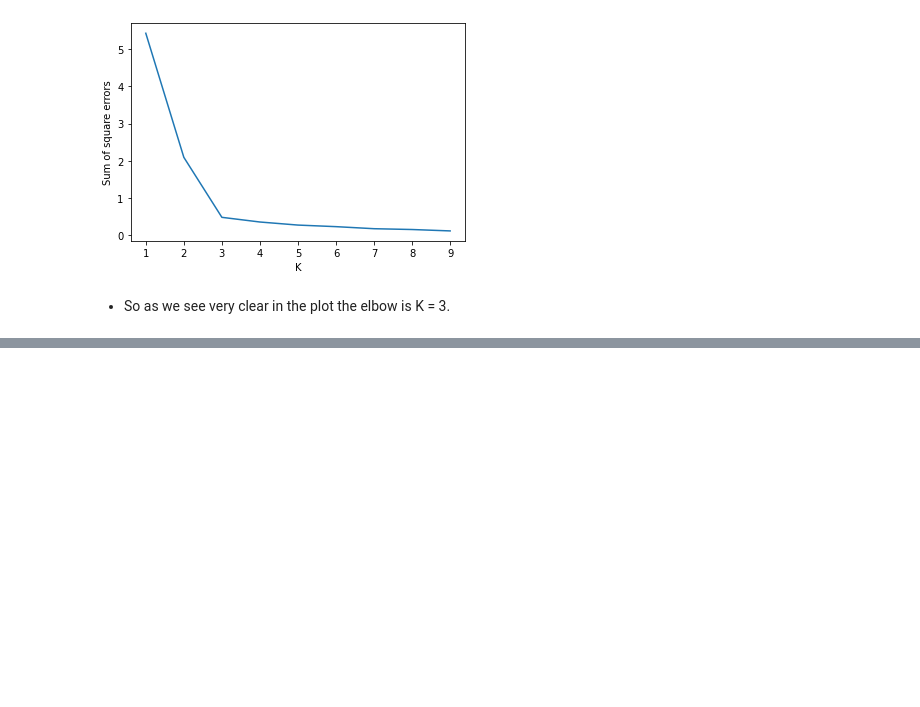
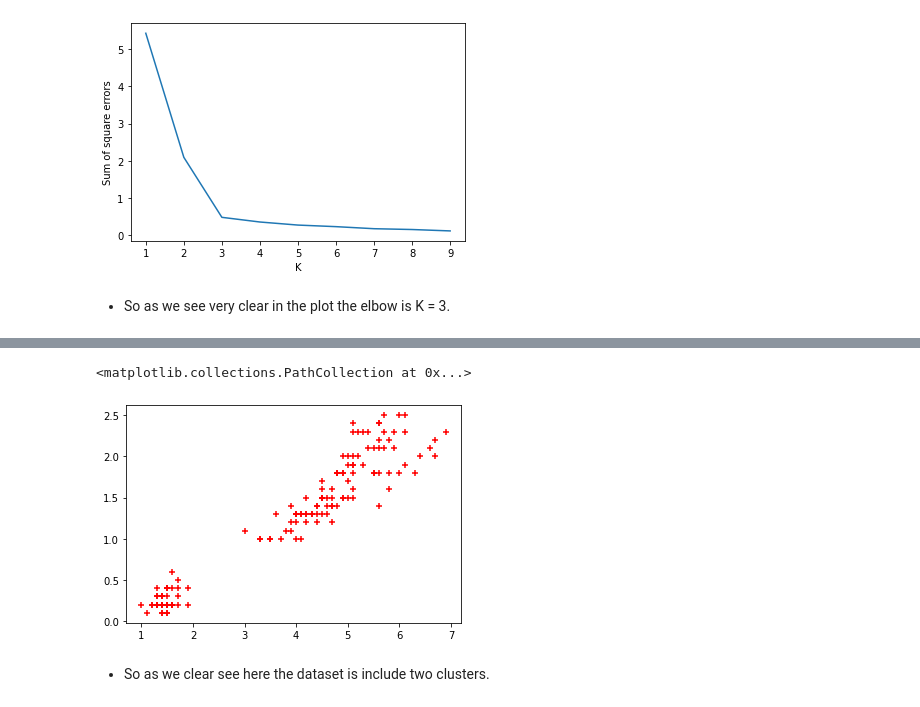
Before and after one commit to mujtabaSultani01/Machine_Learning, a Jupyter notebook: K-Means Algorithm_13/K-Means (ML-13).ipynb, the cells around one changed output, grey strips where cells are left out. Saved outputs shown, nothing was run; the diff lists cells and outputs as text; code cells hidden in the pictures; blank space fills up the shorter version.

Commit message:
K-Means Unsupervise algorithm is implemented using couple of datasets

```diff
--- a/K-Means Algorithm_13/K-Means (ML-13).ipynb
+++ b/K-Means Algorithm_13/K-Means (ML-13).ipynb
@@ -229,0 +231,4 @@ plt.plot(k_range, sse)
+# %%
+# Call for the dataset:
+from sklearn.datasets import load_iris
+iris = load_iris()
@@ -229,0 +255,4 @@ plt.plot(k_range, sse)
+# %%
+# So first we'll create a DataFrame from the dataset:
+df = pd.DataFrame(iris.data, columns = iris.feature_names)
+df.head()
@@ -229,0 +266,4 @@ plt.plot(k_range, sse)
+# %%
+# Now we'll drop the other columns, we just keep two columns(features) 'petal=> lenght and width':
+df.drop(["sepal length (cm)", "sepal width (cm)"], axis = "columns", inplace = True)
+df.head()
@@ -229,0 +277,8 @@ plt.plot(k_range, sse)
+# %%
+# Let's first plot the features:
+plt.scatter(df['petal length (cm)'], df['petal width (cm)'], color = "red", marker = "+")
+# %% [output]
+<matplotlib.collections.PathCollection at 0x...>
+[figure, added]
+# %% [markdown]
+* So as we clear see here the dataset is include two clusters.
```
Also changed, not shown: parts of 24 cells of this notebook.
